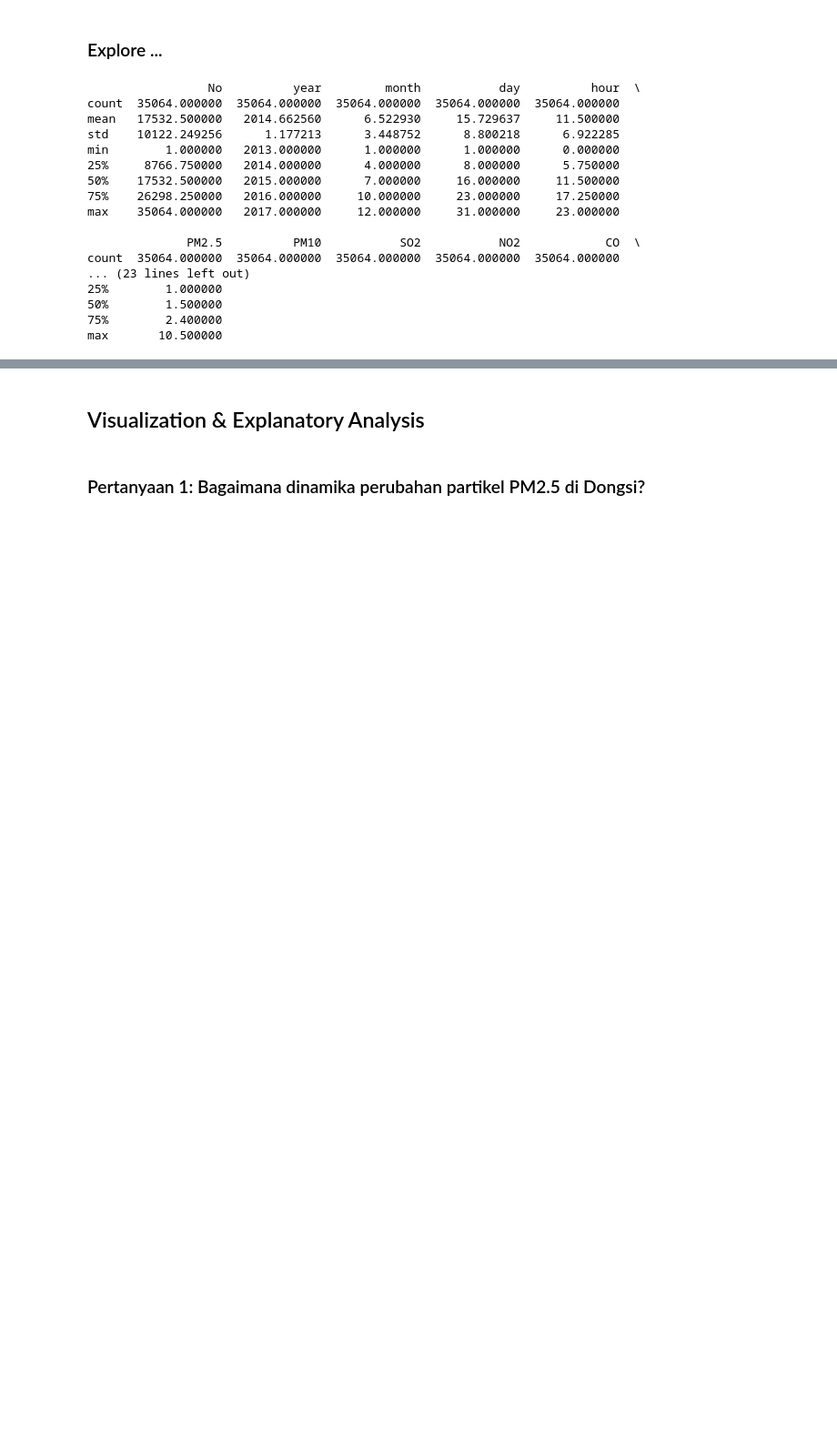
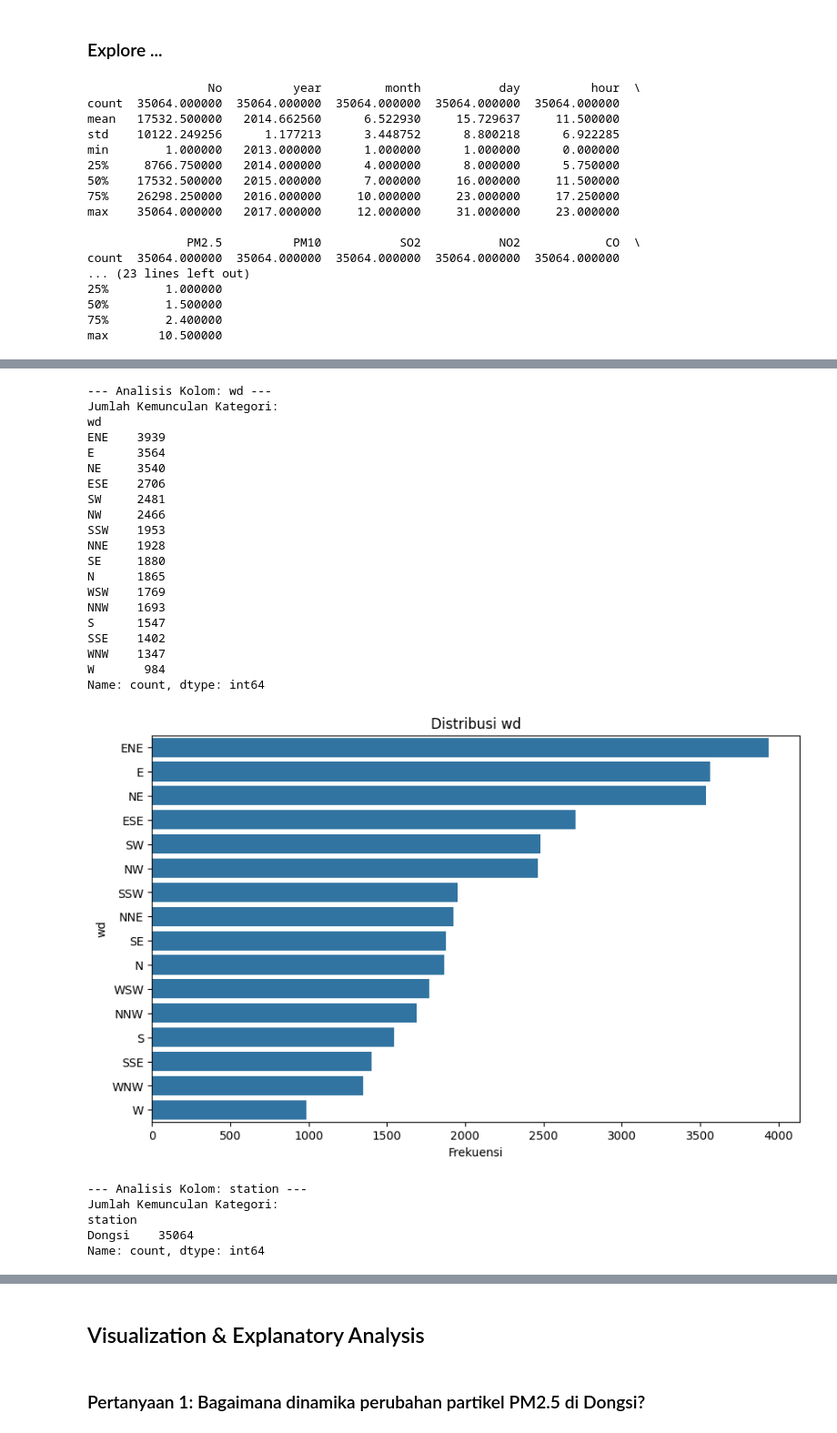
Before and after one commit to ahmeddiazr/Python-Data-Analysis, a Jupyter notebook: Air_Quality_Analysis.ipynb, the cells around one changed output, grey strips where cells are left out. Shown at 91% size. Saved outputs shown, nothing was run; the diff lists cells and outputs as text; code cells hidden in the pictures; blank space fills up the shorter version.

```diff
--- a/Air_Quality_Analysis.ipynb
+++ b/Air_Quality_Analysis.ipynb
@@ -189,0 +286,42 @@ max       10.500000
+# %%
+categorical_cols = df.select_dtypes(include='object').columns.tolist()
+
+for col in categorical_cols:
+    print(f"\n--- Analisis Kolom: {col} ---")
+
+    print("Jumlah Kemunculan Kategori:")
+    print(df[col].value_counts())
+
+    plt.figure(figsize=(10, 6))
+    sns.countplot(y=df[col], order=df[col].value_counts().index)
+    plt.title(f'Distribusi {col}')
+    plt.xlabel('Frekuensi')
+    plt.ylabel(col)
+    plt.show()
+# %% [output]
+--- Analisis Kolom: wd ---
+Jumlah Kemunculan Kategori:
+wd
+ENE    3939
+E      3564
+NE     3540
+ESE    2706
+SW     2481
+NW     2466
+SSW    1953
+NNE    1928
+SE     1880
+N      1865
+WSW    1769
+NNW    1693
+S      1547
+SSE    1402
+WNW    1347
+W       984
+Name: count, dtype: int64
+[figure, added]
+--- Analisis Kolom: station ---
+Jumlah Kemunculan Kategori:
+station
+Dongsi    35064
+Name: count, dtype: int64
```
Also changed, not shown: parts of 7 cells of this notebook.
